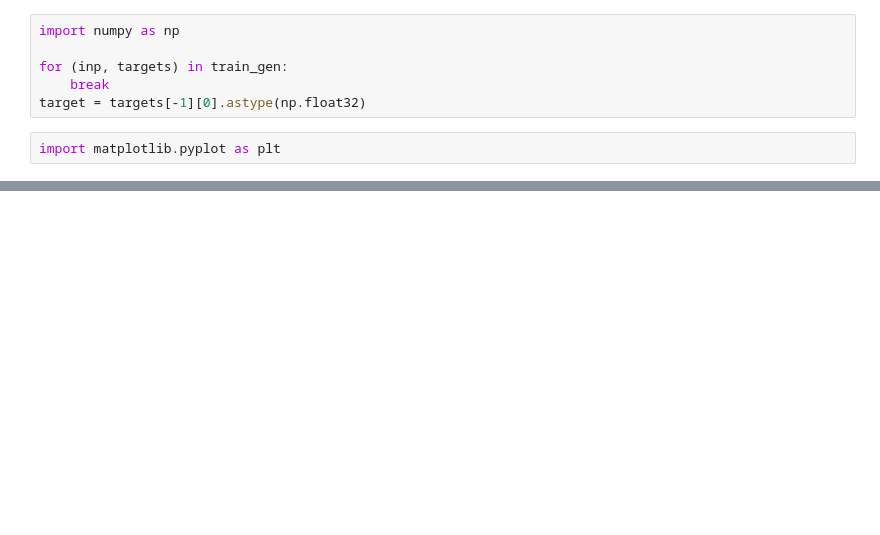
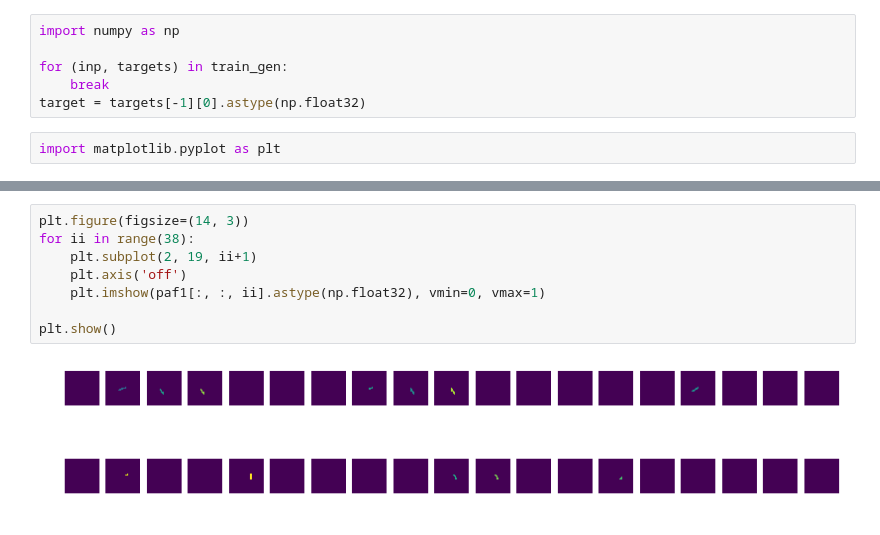
Before and after one commit to ul1994/lstm_tests, a Jupyter notebook: PreviewCoco.ipynb, the cells around one changed output, grey strips where cells are left out. Cells and saved outputs as stored; diff of their text form; blank space fills up the shorter version.

```diff
--- a/PreviewCoco.ipynb
+++ b/PreviewCoco.ipynb
@@ -138,0 +144,10 @@ plt.show()
+# %%
+plt.figure(figsize=(14, 3))
+for ii in range(38):
+    plt.subplot(2, 19, ii+1)
+    plt.axis('off')
+    plt.imshow(paf1[:, :, ii].astype(np.float32), vmin=0, vmax=1)
+
+plt.show()
+# %% [output]
+[figure, added]
```
Also changed, not shown: parts of 5 cells of this notebook, 2 other files.
